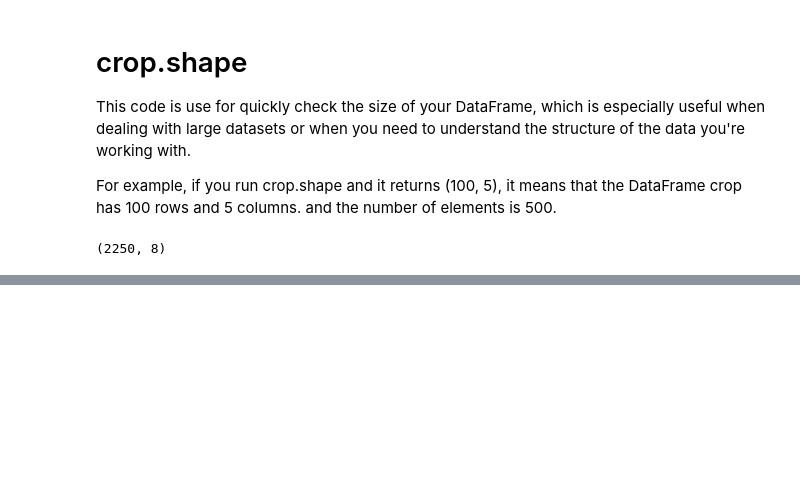
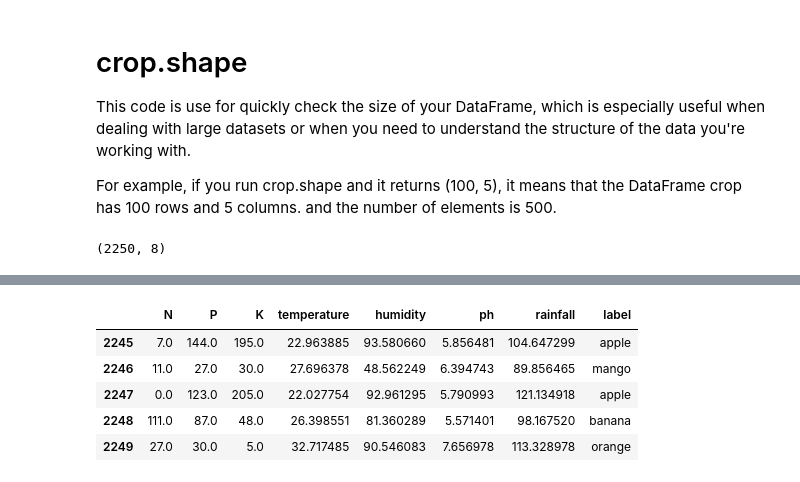
Before and after one commit to csubham2370/Crop-Classification-With-Recommendation-System-.ipynb-, a Jupyter notebook: Major_Project.ipynb, the cells around one changed output, grey strips where cells are left out. Cells and saved outputs as stored; diff of their text form; code cells hidden in the pictures; blank space fills up the shorter version.

```diff
--- a/Major_Project.ipynb
+++ b/Major_Project.ipynb
@@ -51,0 +88,9 @@ crop.shape
+# %%
+crop.tail()
+# %% [output]
+|  | N | P | K | temperature | humidity | ph | rainfall | label |
+| 2245 | 7.0 | 144.0 | 195.0 | 22.963885 | 93.580660 | 5.856481 | 104.647299 | apple |
+| 2246 | 11.0 | 27.0 | 30.0 | 27.696378 | 48.562249 | 6.394743 | 89.856465 | mango |
+| 2247 | 0.0 | 123.0 | 205.0 | 22.027754 | 92.961295 | 5.790993 | 121.134918 | apple |
+| 2248 | 111.0 | 87.0 | 48.0 | 26.398551 | 81.360289 | 5.571401 | 98.167520 | banana |
+| 2249 | 27.0 | 30.0 | 5.0 | 32.717485 | 90.546083 | 7.656978 | 113.328978 | orange |
```
Also changed, not shown: parts of 21 cells of this notebook.
